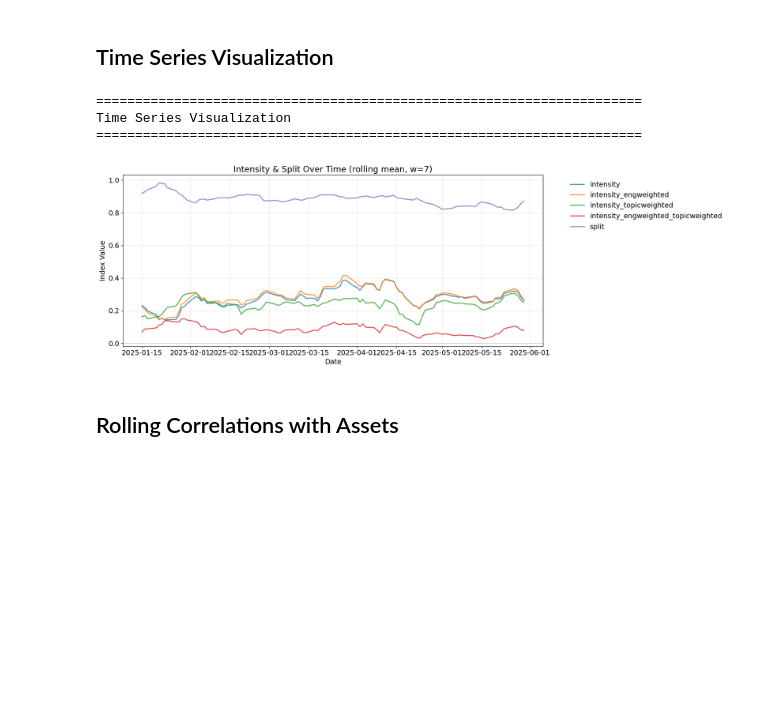
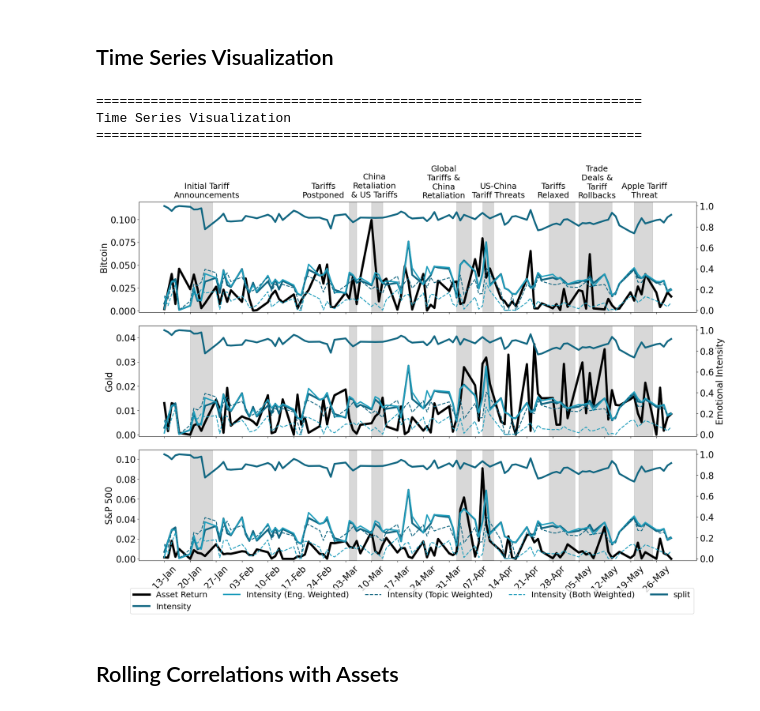
Before and after one commit to isom-ds/youtube-emotion-financial-modelling, a Jupyter notebook: 404_index_comparison_intensity_split.ipynb, the cells around one changed output. Drawn from its saved outputs; the diff is of its cells as text; code cells hidden in the pictures; blank space fills up the shorter version.

```diff
--- a/404_index_comparison_intensity_split.ipynb
+++ b/404_index_comparison_intensity_split.ipynb
@@ -108,13 +109,13 @@ Correlation between variants:
 # %%
 print("\n" + "="*70)
 print("Time Series Visualization")
 print("="*70)
-compare_index_variants_timeseries(df, all_variants, 'Intensity & Split Over Time', rolling_window=7)
+plot_indices_with_returns(df, index_type='intensity', include_variants=all_variants, add_events=True)
 # %% [output]
 ======================================================================
 Time Series Visualization
 ======================================================================
-[figure, old version]
+[figure, new version]
 # %% [markdown]
 ## Rolling Correlations with Assets
 # %%
```
Also changed, not shown: parts of 1 cell of this notebook, 12 other files.
